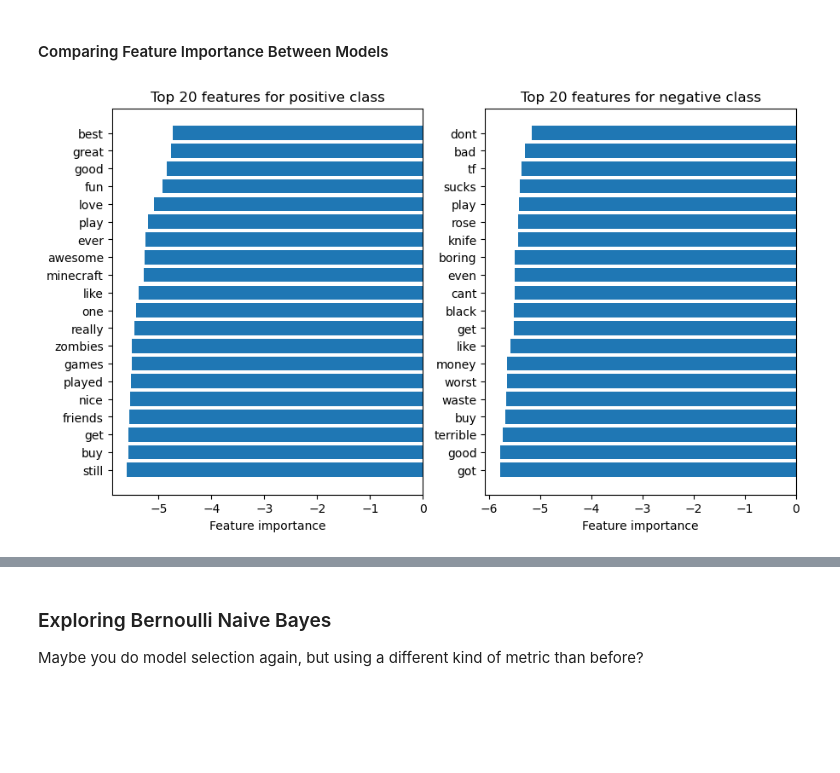
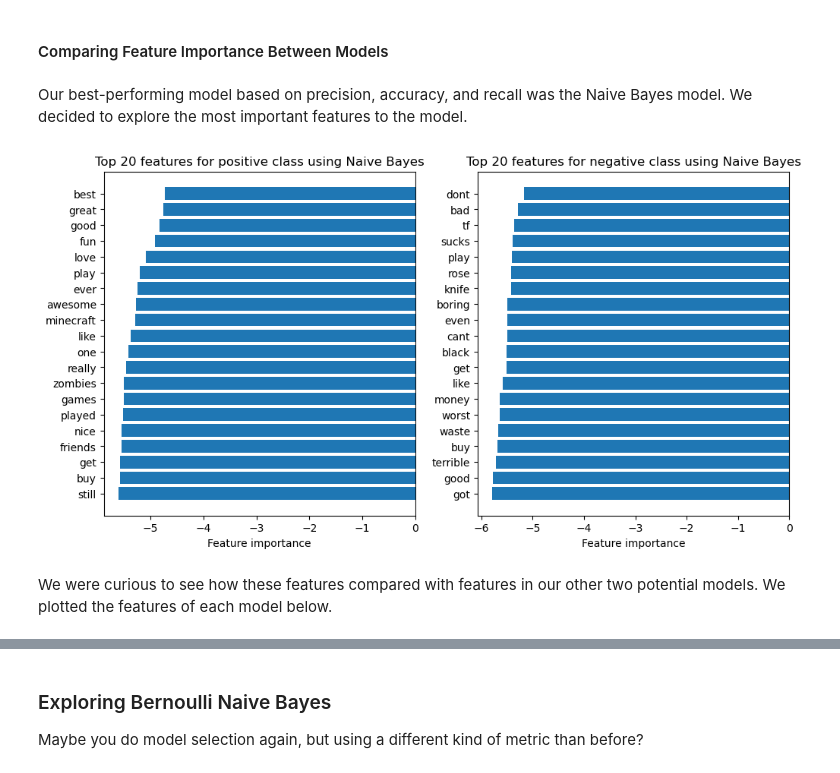
Before and after one commit to lilly-pad/Group025-Sp22, a Jupyter notebook: FinalProject_group025.ipynb, the cells around one changed output, grey strips where cells are left out. Drawn from its saved outputs; the diff is of its cells as text; code cells hidden in the pictures; blank space fills up the shorter version.

```diff
--- a/FinalProject_group025.ipynb
+++ b/FinalProject_group025.ipynb
@@ -368,25 +385,27 @@ def generate_wordcloud(text, colormap='plasma'):
     plt.show()
 # %% [markdown]
 #### Comparing Feature Importance Between Models
+# %% [markdown]
+Our best-performing model based on precision, accuracy, and recall was the Naive Bayes model. We decided to explore the most important features to the model.
 # %%
 n = 20 # Naive Bayes
 
 features = classifier['vect'].get_feature_names_out()
 importance_pos = classifier._final_estimator.feature_log_prob_[1].argsort()[::-1][:n]# summarize positive feature importance
 importance_neg = classifier._final_estimator.feature_log_prob_[0].argsort()[::-1][:n]# summarize negative feature importance
 
 
-plt.figure(figsize=(16, 6), dpi=100)
+plt.figure(figsize=(18, 6), dpi=100)
 plt.subplot(131)
-plt.title('Top %i features for positive class' %n)
+plt.title('Top %i features for positive class using Naive Bayes' %n)
 plt.xlabel("Feature importance")
 plt.barh(features[importance_pos], classifier._final_estimator.feature_log_prob_[1][importance_pos])
 plt.gca().invert_yaxis()
 plt.subplot(132)
-plt.title('Top %i features for negative class' %n)
+plt.title('Top %i features for negative class using Naive Bayes' %n)
 plt.xlabel("Feature importance")
 plt.barh(features[importance_neg], classifier._final_estimator.feature_log_prob_[0][importance_neg])
 plt.gca().invert_yaxis()
 plt.show()
 # %% [output]
-[figure, old version]
+[figure, new version]
@@ -395 +412,3 @@ plot_top_words(model, feature_names, n_top_words, colormap='plasma'):
+# %% [markdown]
+We were curious to see how these features compared with features in our other two potential models. We plotted the features of each model below.
 # %%
```
Also changed, not shown: parts of 5 cells of this notebook.
